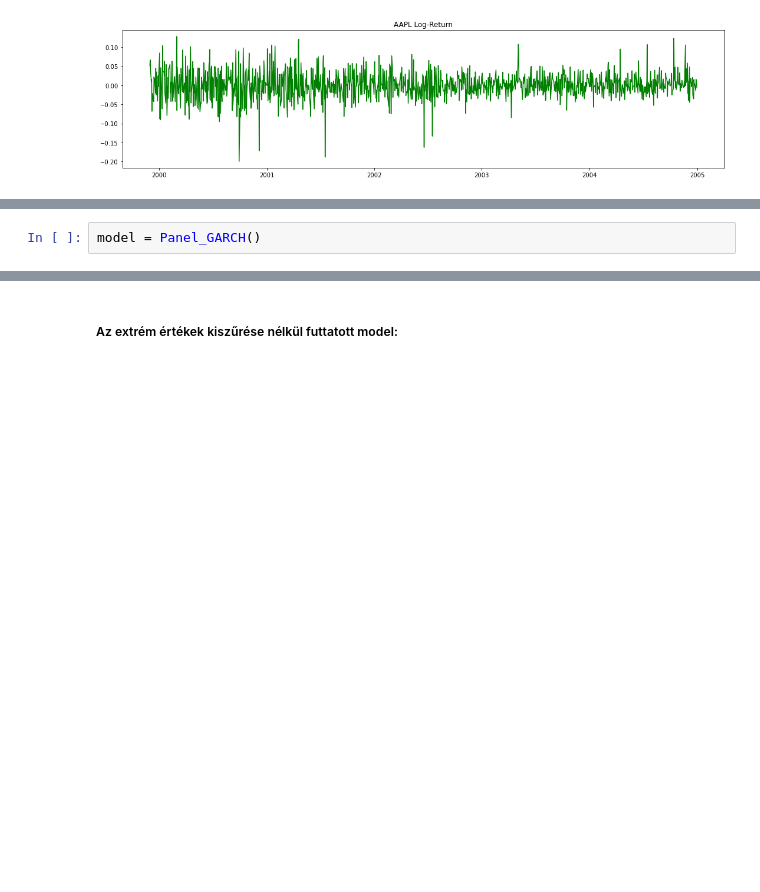
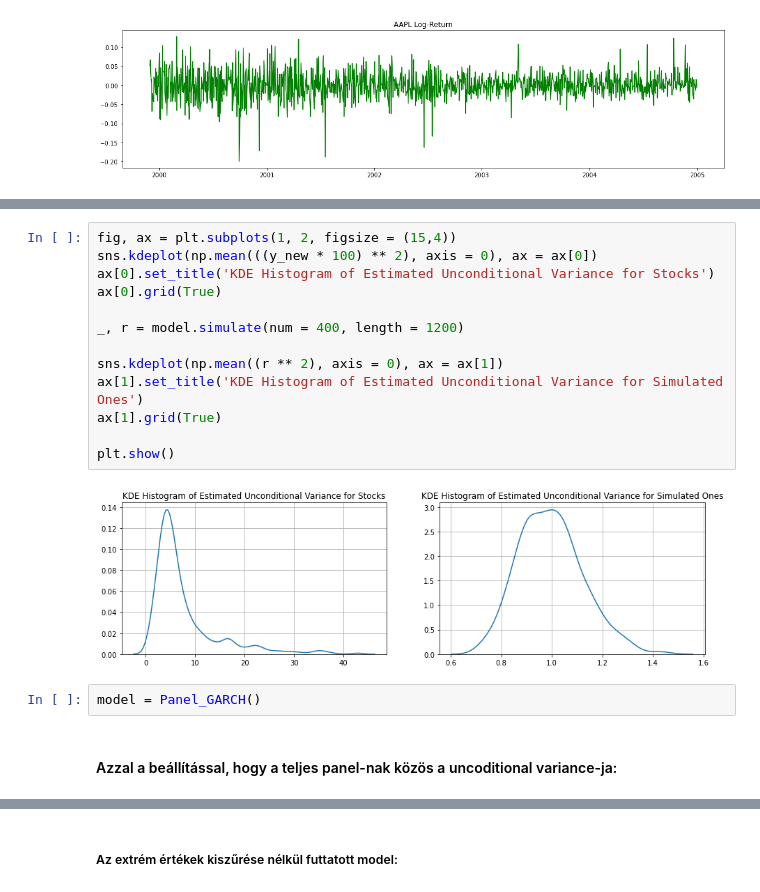
Before and after one commit to NemesiP/volatility-forecasting, a Jupyter notebook: Examples/Panel_GARCH_problem.ipynb, the cells around one changed output, grey strips where cells are left out. Cells and saved outputs as stored; diff of their text form; blank space fills up the shorter version.

```diff
--- a/Examples/Panel_GARCH_problem.ipynb
+++ b/Examples/Panel_GARCH_problem.ipynb
@@ -64,2 +66,19 @@ plt.show()
+# %%
+fig, ax = plt.subplots(1, 2, figsize = (15,4))
+sns.kdeplot(np.mean(((y_new * 100) ** 2), axis = 0), ax = ax[0])
+ax[0].set_title('KDE Histogram of Estimated Unconditional Variance for Stocks')
+ax[0].grid(True)
+
+_, r = model.simulate(num = 400, length = 1200)
+
+sns.kdeplot(np.mean((r ** 2), axis = 0), ax = ax[1])
+ax[1].set_title('KDE Histogram of Estimated Unconditional Variance for Simulated Ones')
+ax[1].grid(True)
+
+plt.show()
+# %% [output]
+[figure, added]
 # %%
 model = Panel_GARCH()
+# %% [markdown]
+#### Azzal a beállítással, hogy a teljes panel-nak közös a uncoditional variance-ja:
```
Also changed, not shown: parts of 3 cells of this notebook, 1 other file.
